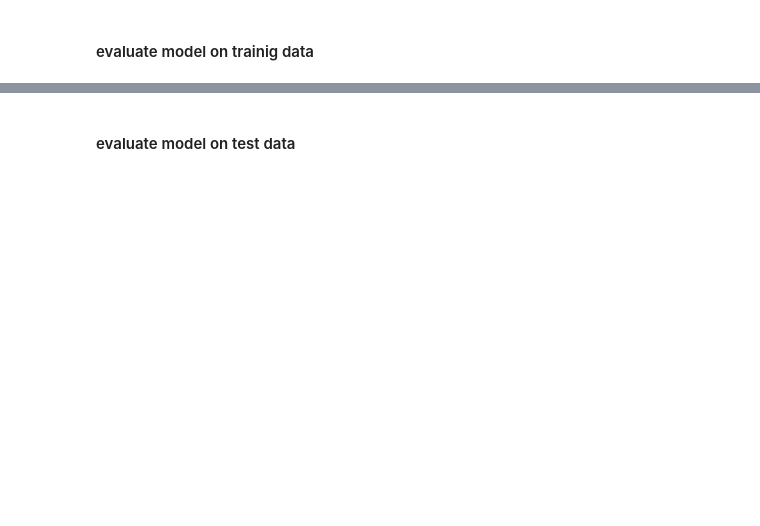
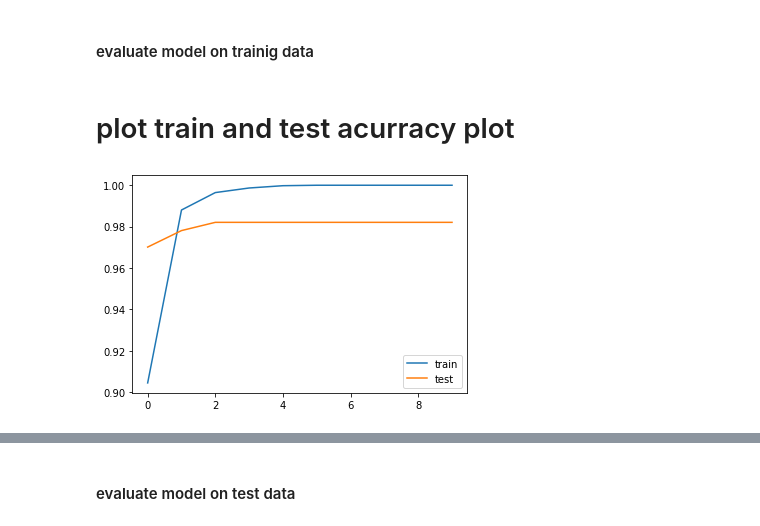
Before and after one commit to seper-sw/Advanced-SMS-Spam-Detection-using-Deep-Complex-Models-and-Sine-Cosine-Algorithm, a Jupyter notebook: complete.ipynb, the cells around one changed output, grey strips where cells are left out. Cells and saved outputs as stored; diff of their text form; code cells hidden in the pictures; blank space fills up the shorter version.

```diff
--- a/complete.ipynb
+++ b/complete.ipynb
@@ -454,2 +404,4 @@ Test accuracy: 0.980286717414856
 # %% [markdown]
 <h4>evaluate model on trainig data
+# %% [markdown]
+<h1>plot train and test acurracy plot
@@ -456,3 +410,10 @@ Test accuracy: 0.980286717414856
+# %%
+pyplot.plot(history1.history['accuracy'], label='train')
+pyplot.plot(history1.history['val_accuracy'], label='test')
+pyplot.legend()
+pyplot.show()
+# %% [output]
+[figure, added]
 # %%
 # Evaluating the model on the train set
 train_loss1, train_accuracy1 = model1.evaluate(mlp_tf_x_train, mlp_tf_y_train)
```
Also changed, not shown: parts of 53 cells of this notebook.
